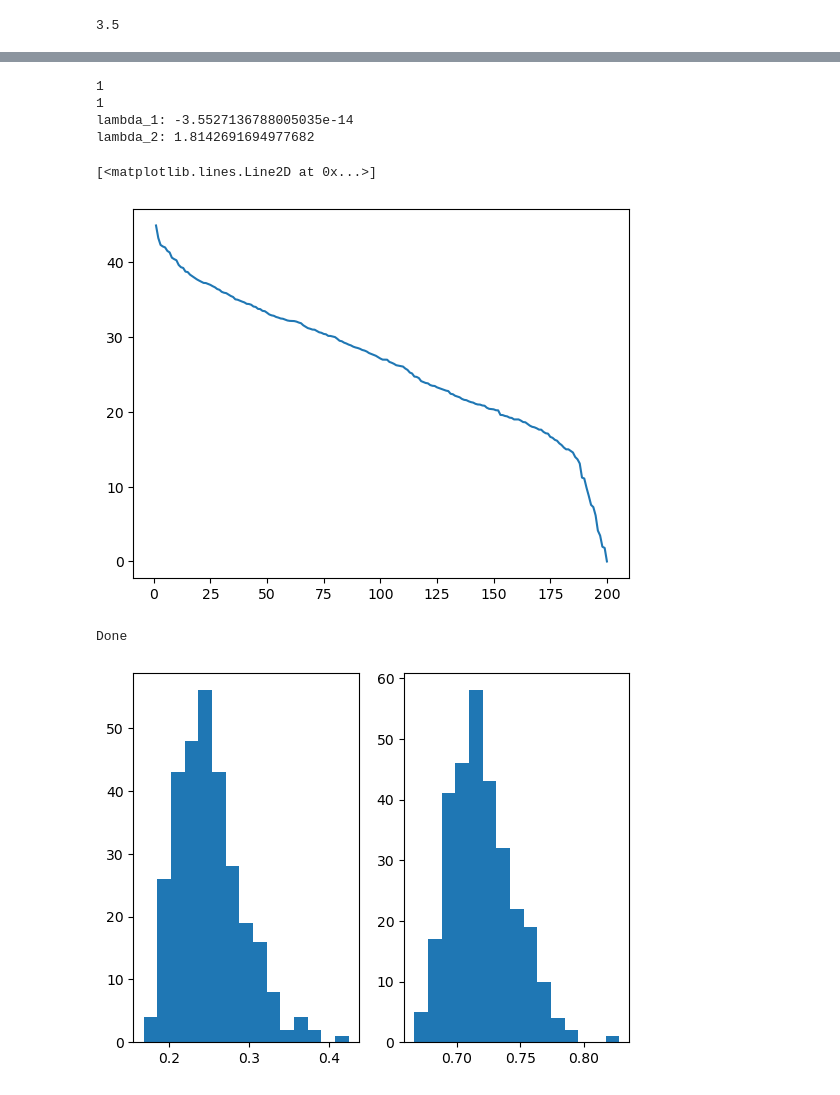
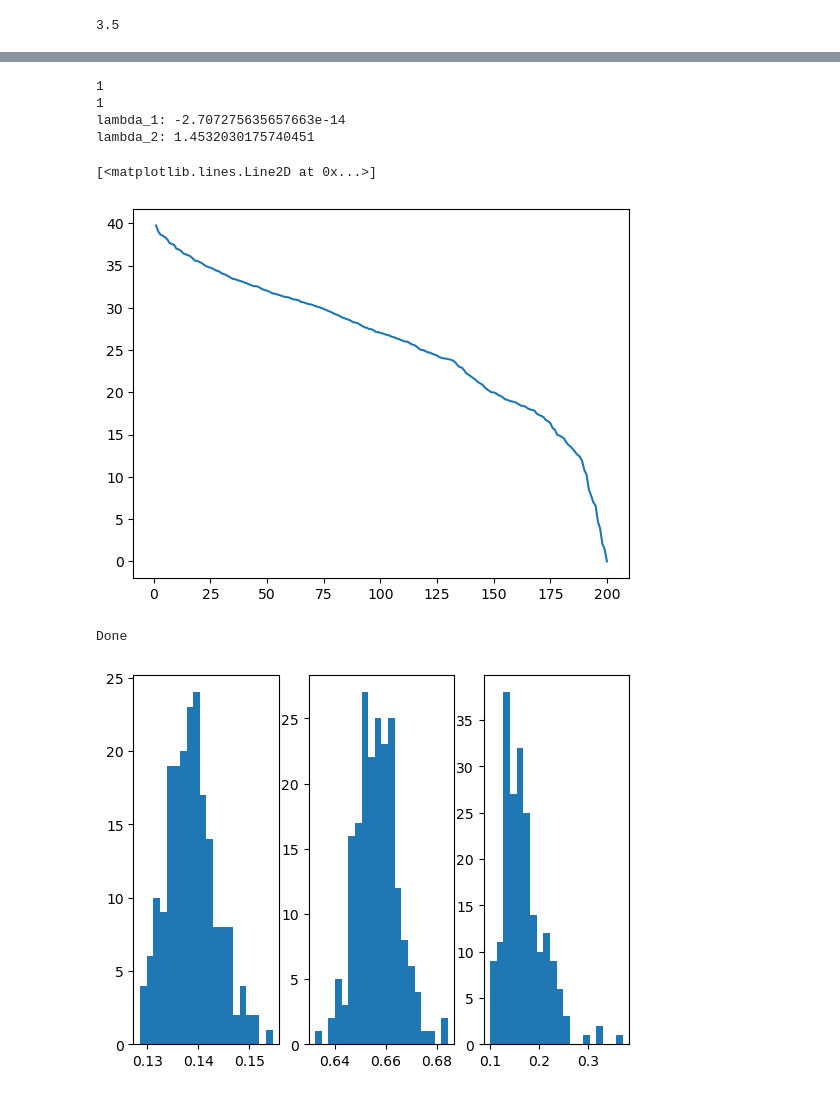
Before and after one commit to jwass1997/kmc_project, a Jupyter notebook: scripts/python_scripts/graph_invariants.ipynb, the cells around one changed output, grey strips where cells are left out. Drawn from its saved outputs; the diff is of its cells as text; code cells hidden in the pictures.

```diff
--- a/scripts/python_scripts/graph_invariants.ipynb
+++ b/scripts/python_scripts/graph_invariants.ipynb
@@ -6,16 +6,22 @@ print(nx.__version__)
 # %% [output]
 3.5
 # %%
-#batch = np.load('/gpfs/bwfor/work/ws/hd_gy283-my_data/data_uni_samples_1e6/batch_100.npz')
-batch = np.load('/gpfs/bwfor/work/ws/hd_gy283-my_data/data_gmm_params/batch_2.npz')
+batch = np.load('/gpfs/bwfor/work/ws/hd_gy283-my_data/data_uni_samples_1e6/batch_100.npz')
+#batch = np.load('/gpfs/bwfor/work/ws/hd_gy283-my_data/data_gmm_params/batch_2.npz')
 print(batch.files)
 idx = np.random.randint(0, 100)
 n_a = batch['acc_xy'][idx].shape[0]
-adj_mat = batch['adj_mat'][idx][:n_a, :n_a]
+adj_mat = batch['adj_mat'][idx]
 
-g = nx.from_numpy_array(adj_mat)
+g = nx.from_numpy_array(adj_mat[:n_a, :n_a])
 n_nodes = g.number_of_nodes()
 n_edges = g.number_of_edges()
+
+g_full = nx.from_numpy_array(adj_mat)
+node_A = 200
+node_B = 207
+R_eff = nx.resistance_distance(g_full, node_A, node_B)
+print(f'R_eff btw node {node_A} and node {node_B} is: {R_eff}')
 
 local_clustering = nx.clustering(g)
 for v, c in list(local_clustering.items())[:10]:
@@ -61,8 +68,8 @@ print("lambda_2:", lambda_2)
 # %% [output]
 1
 1
-lambda_1: -3.5527136788005035e-14
-lambda_2: 1.8142691694977682
+lambda_1: -2.707275635657663e-14
+lambda_2: 1.4532030175740451
 # %%
 eigvs_sorted = np.sort(eigvs)[::-1]
 
@@ -71,16 +78,18 @@ x = np.arange(1, len(eigvs_sorted)+1)
 plt.plot(x, eigvs_sorted)
 # %% [output]
 [<matplotlib.lines.Line2D at 0x...>]
-[figure, old version]
+[figure, new version]
 # %%
 num_graphs = batch['adj_mat'].shape[0]
 
 edge_densities = []
 avg_degs = []
 avg_clustering = []
+eff_Rs = []
 
-for i in range(300):
-    A_i = batch['adj_mat'][i][:n_a, :n_a]
+for i in range(200):
+    A_i = batch['adj_mat'][i]
+    #A_i_red = A_i[:n_a, :n_a]
     m_i = np.count_nonzero(np.triu(A_i, k=1))
     rho_i = 2*m_i / (n_a * (n_a - 1))
     avg_deg_i = 2 * m_i / n_a
@@ -91,14 +100,19 @@ for i in range(300):
     g = nx.from_numpy_array(A_i)
     avg_clst_i = nx.average_clustering(g)
     avg_clustering.append(avg_clst_i)
+    r_eff = nx.resistance_distance(g, node_A, node_B)
+    eff_Rs.append(r_eff)
 print('Done')
 # %% [output]
 Done
 # %%
-fig, ax = plt.subplots(ncols=2)
-ax[0].hist(edge_densities, bins=15)
-ax[1].hist(avg_clustering, bins=15)
+fig, ax = plt.subplots(ncols=3)
+bins=20
+
+ax[0].hist(edge_densities, bins=bins)
+ax[1].hist(avg_clustering, bins=bins)
+ax[2].hist(eff_Rs, bins=bins)
 
 plt.show()
 # %% [output]
-[figure, old version]
+[figure, new version]
```
Also changed, not shown: parts of 1 cell of this notebook, 13 other files.
